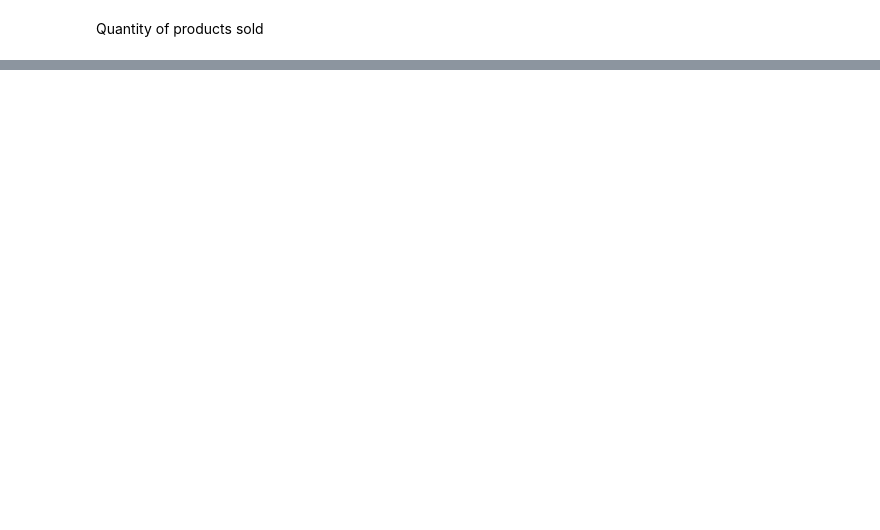
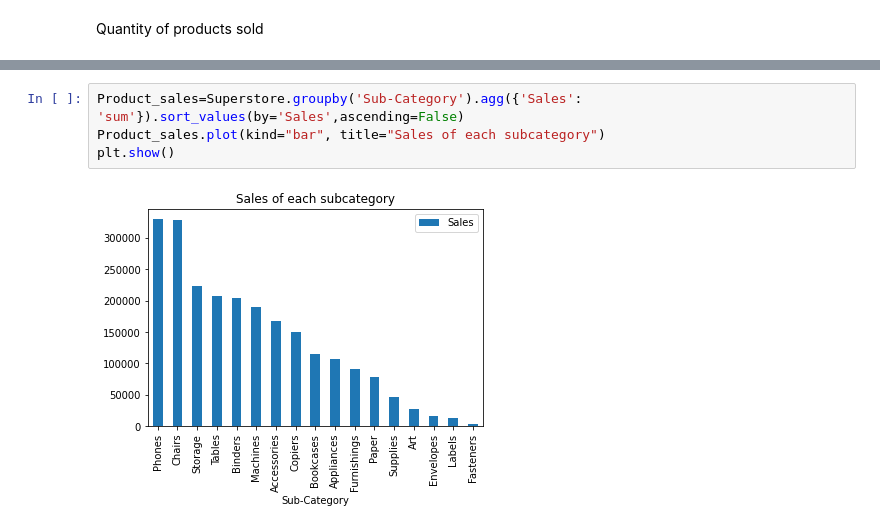
Before and after one commit to jadesola123/RetailEDA, a Jupyter notebook: RetailEDA.ipynb, the cells around one changed output, grey strips where cells are left out. Drawn from its saved outputs; the diff is of its cells as text; blank space fills up the shorter version.

```diff
--- a/RetailEDA.ipynb
+++ b/RetailEDA.ipynb
@@ -99,0 +75,6 @@ plt.show()
+# %%
+Product_sales=Superstore.groupby('Sub-Category').agg({'Sales': 'sum'}).sort_values(by='Sales',ascending=False)
+Product_sales.plot(kind="bar", title="Sales of each subcategory")
+plt.show()
+# %% [output]
+[figure, added]
```
Also changed, not shown: parts of 21 cells of this notebook.
